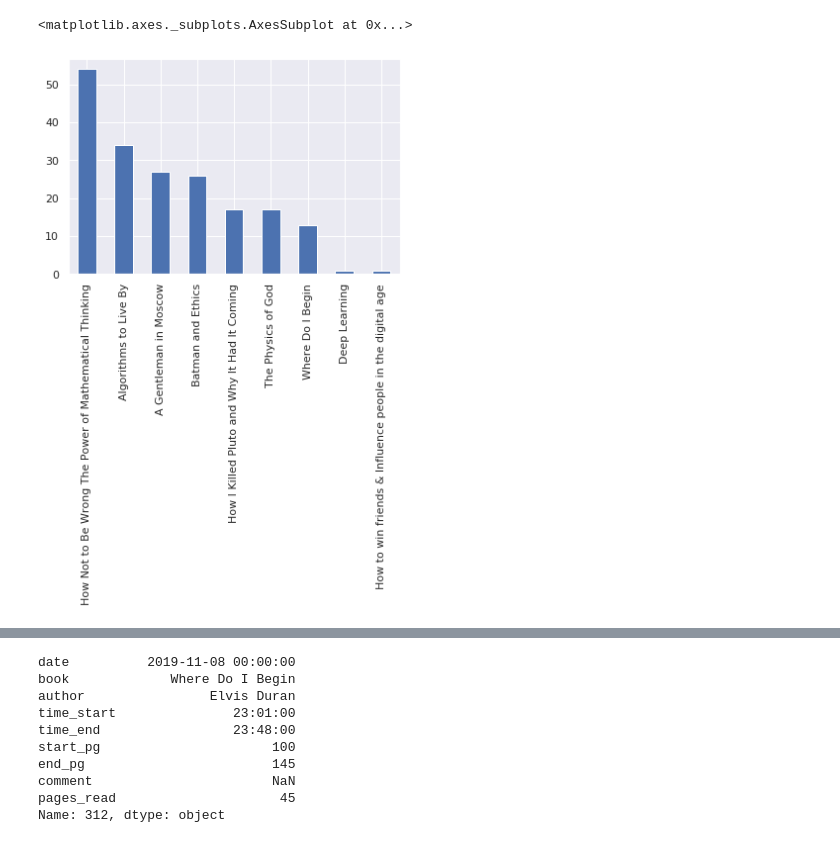
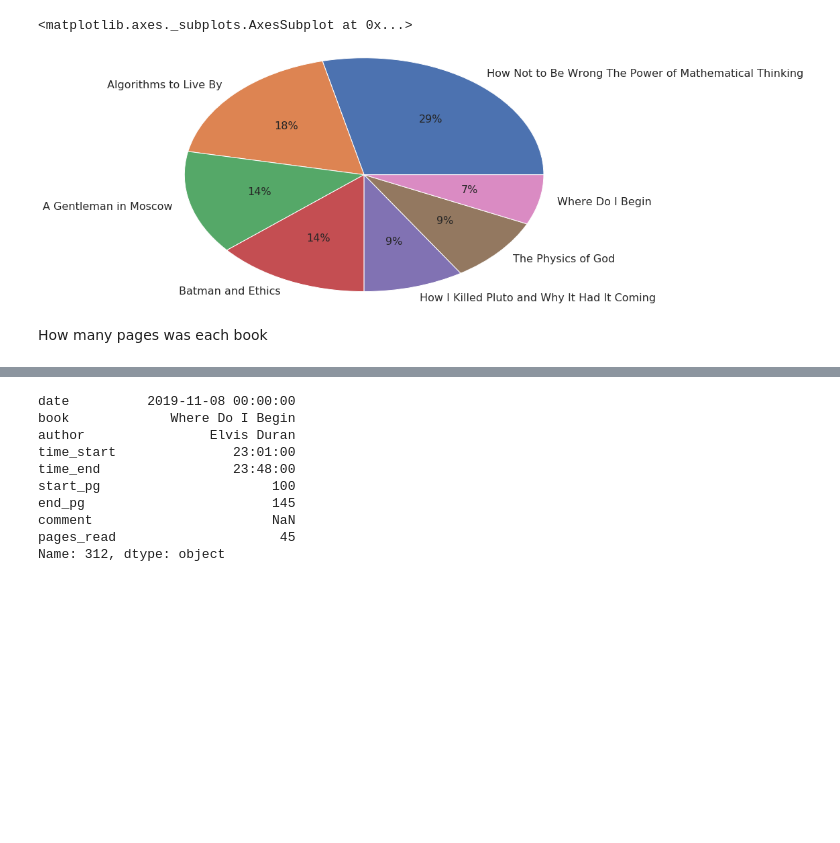
Before and after one commit to ksooklall/medium, a Jupyter notebook: Reading_and_Data_Science.ipynb, the cells around one changed output, grey strips where cells are left out. Cells and saved outputs as stored; diff of their text form; code cells hidden in the pictures; blank space fills up the shorter version.

```diff
--- a/Reading_and_Data_Science.ipynb
+++ b/Reading_and_Data_Science.ipynb
@@ -47,8 +36,8 @@ df['book'].value_counts().plot(kind='bar')
-# %%
-# Remove fail as it doesn't count as book
-book_df = df[df['book'] != 'Fail']
-book_df['book'].value_counts().plot(kind='bar')
-# %% [output]
-<matplotlib.axes._subplots.AxesSubplot at 0x...>
-[figure, removed]
+# %%
+book_df['book'].value_counts().plot.pie(autopct='%1.0f%%', radius=2, fontsize=16)
+# %% [output]
+<matplotlib.axes._subplots.AxesSubplot at 0x...>
+[figure, added]
+# %% [markdown]
+How many pages was each book
 # %%
```
Also changed, not shown: parts of 27 cells of this notebook, 1 other file.
